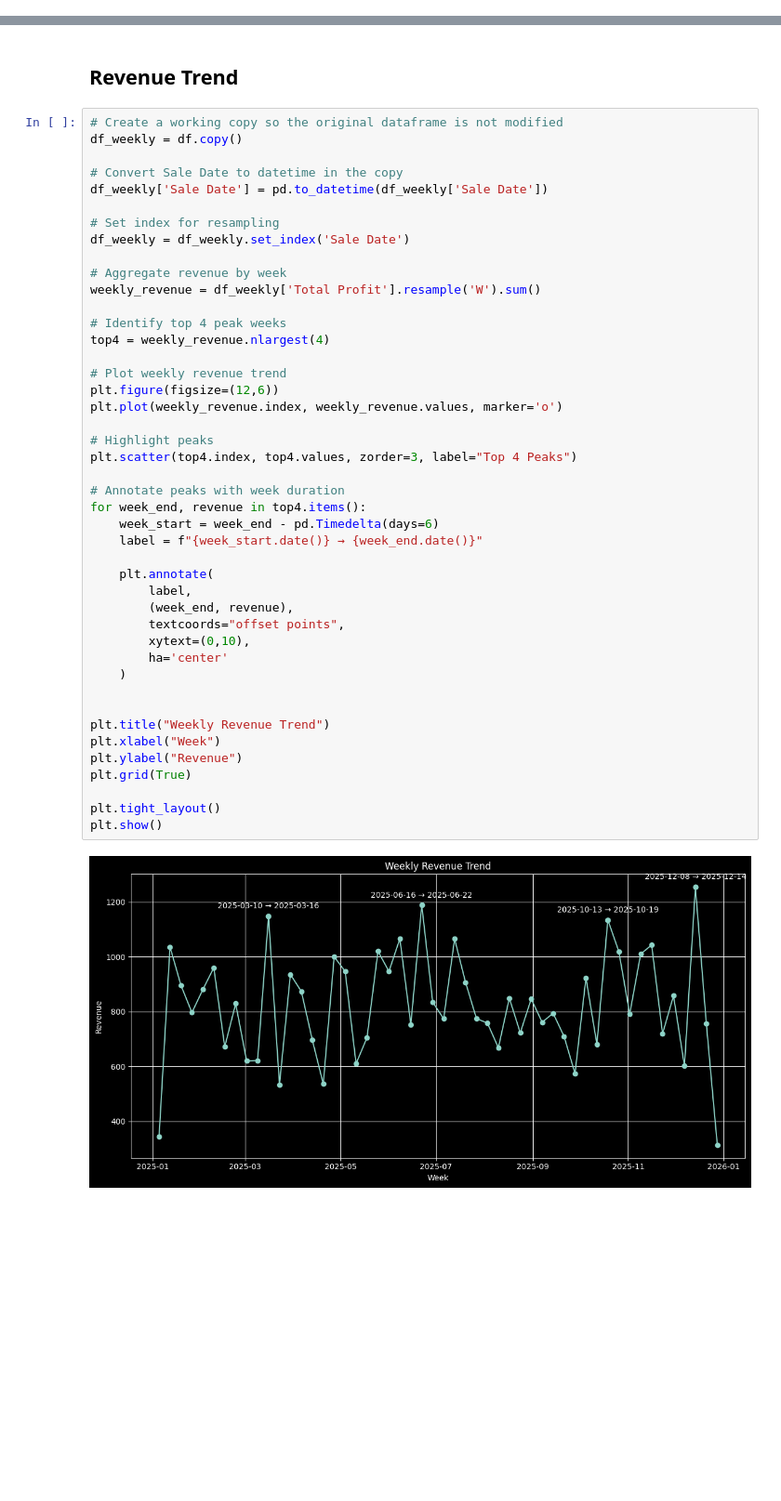
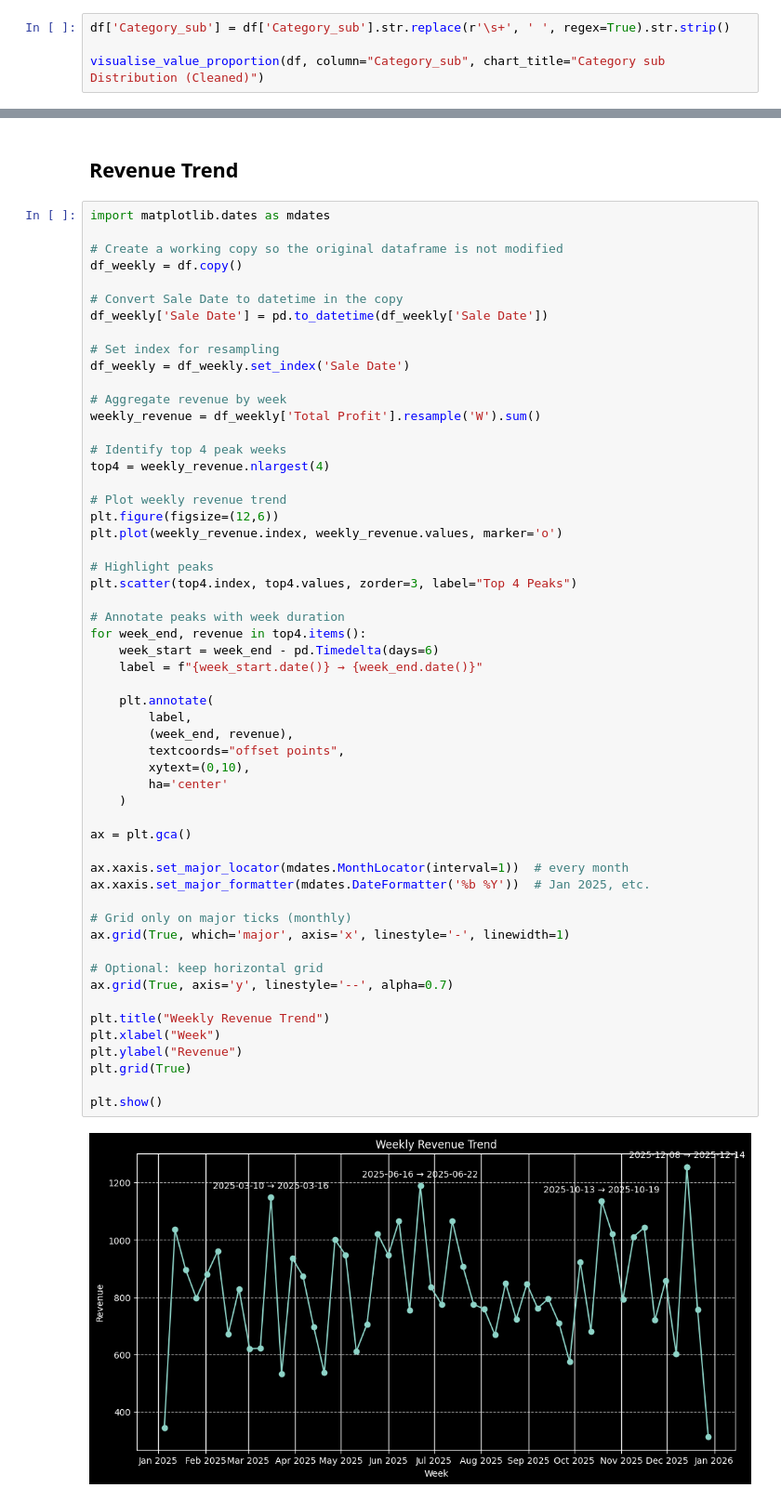
Before and after one commit to trandat9h/retail-sale-data-processing, a Jupyter notebook: Processing.ipynb, the cells around one changed output, grey strips where cells are left out. Shown at 93% size. Cells and saved outputs as stored; diff of their text form; blank space fills up the shorter version.

```diff
--- a/Processing.ipynb
+++ b/Processing.ipynb
@@ -119,0 +175,4 @@ df.head(5)
+# %%
+df['Category_sub'] = df['Category_sub'].str.replace(r'\s+', ' ', regex=True).str.strip()
+
+visualise_value_proportion(df, column="Category_sub", chart_title="Category sub Distribution (Cleaned)")
@@ -436,6 +480,8 @@ df.sample(10)
 # %% [markdown]
 ## Revenue Trend
 # %%
+import matplotlib.dates as mdates
+
 # Create a working copy so the original dataframe is not modified
 df_weekly = df.copy()
 
@@ -452,32 +498,41 @@ weekly_revenue = df_weekly['Total Profit'].resample('W').sum()
 top4 = weekly_revenue.nlargest(4)
 
 # Plot weekly revenue trend
 plt.figure(figsize=(12,6))
 plt.plot(weekly_revenue.index, weekly_revenue.values, marker='o')
 
 # Highlight peaks
 plt.scatter(top4.index, top4.values, zorder=3, label="Top 4 Peaks")
 
 # Annotate peaks with week duration
 for week_end, revenue in top4.items():
     week_start = week_end - pd.Timedelta(days=6)
     label = f"{week_start.date()} → {week_end.date()}"
 
     plt.annotate(
         label,
         (week_end, revenue),
         textcoords="offset points",
         xytext=(0,10),
         ha='center'
     )
 
+ax = plt.gca()
+
+ax.xaxis.set_major_locator(mdates.MonthLocator(interval=1))  # every month
+ax.xaxis.set_major_formatter(mdates.DateFormatter('%b %Y'))  # Jan 2025, etc.
+
+# Grid only on major ticks (monthly)
+ax.grid(True, which='major', axis='x', linestyle='-', linewidth=1)
+
+# Optional: keep horizontal grid
+ax.grid(True, axis='y', linestyle='--', alpha=0.7)
 
 plt.title("Weekly Revenue Trend")
 plt.xlabel("Week")
 plt.ylabel("Revenue")
 plt.grid(True)
 
-plt.tight_layout()
 plt.show()
 # %% [output]
-[figure, old version]
+[figure, new version]
```
Also changed, not shown: parts of 29 cells of this notebook.
